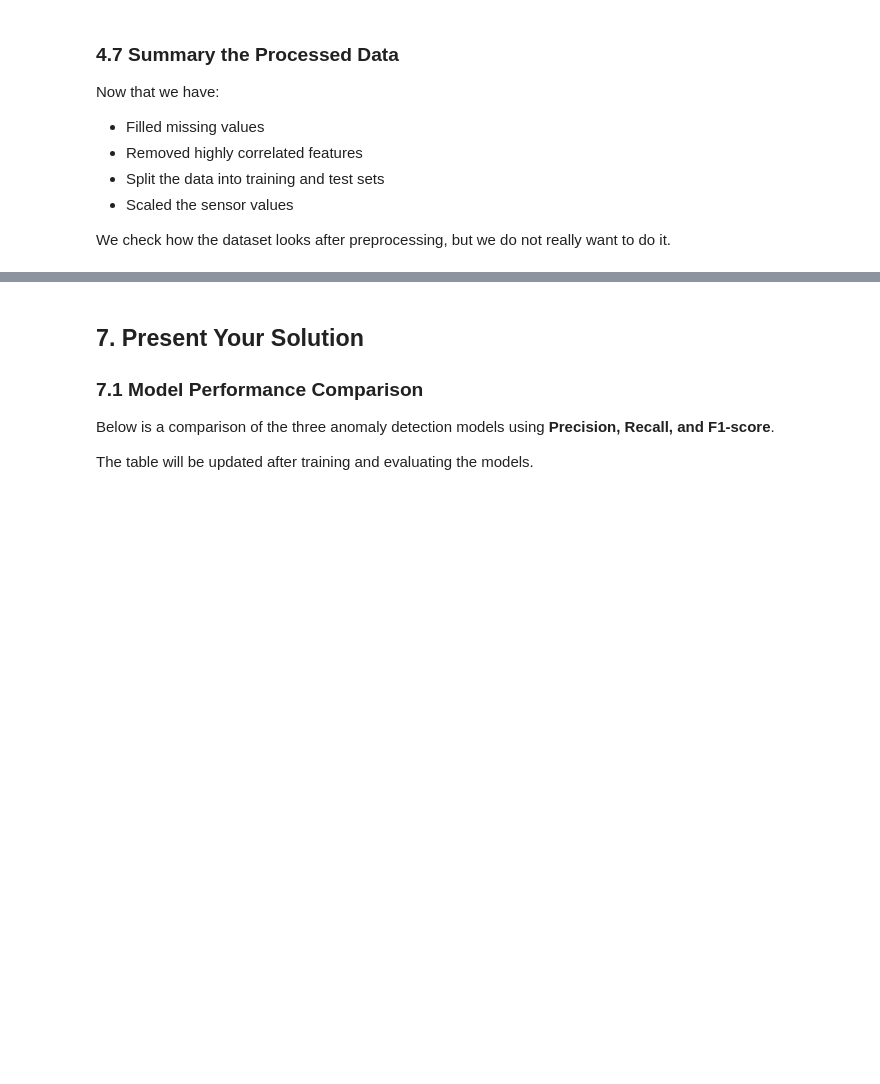
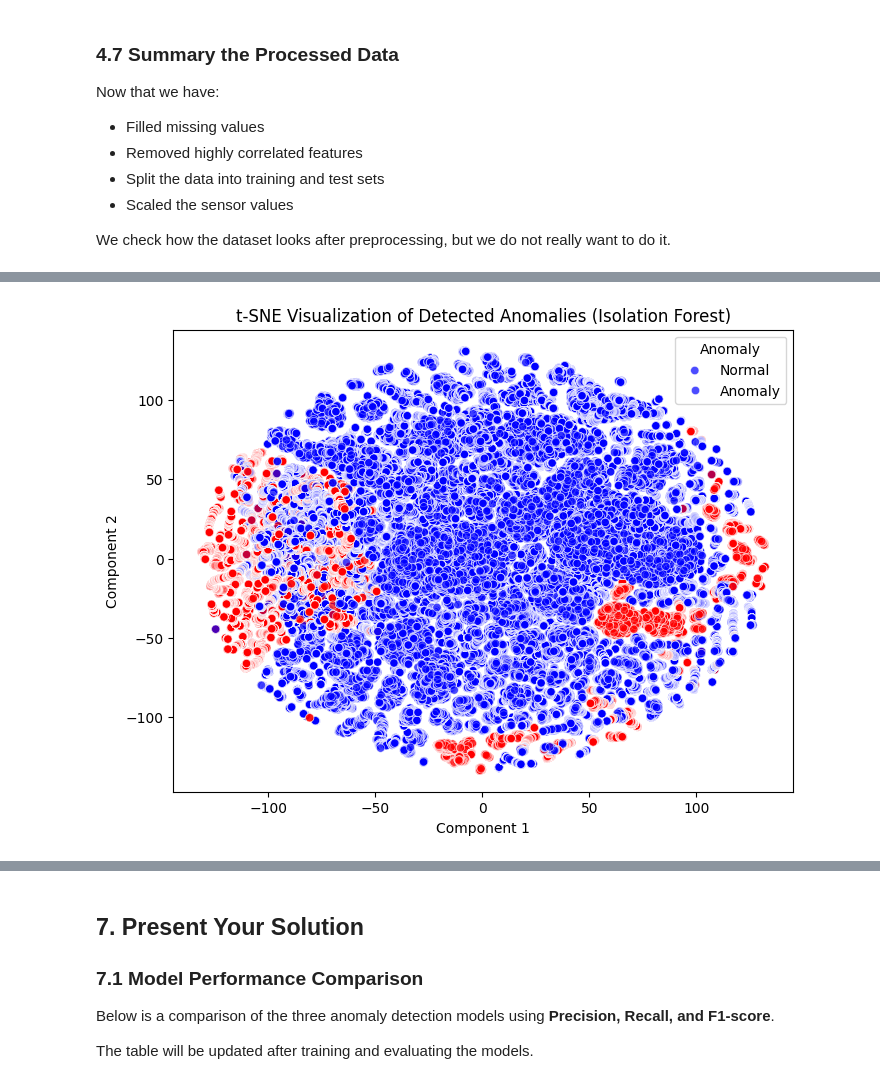
Before and after one commit to elisabellahj/MLing, a Jupyter notebook: A2.ipynb, the cells around one changed output, grey strips where cells are left out. Saved outputs shown, nothing was run; the diff lists cells and outputs as text; code cells hidden in the pictures; blank space fills up the shorter version.

```diff
--- a/A2.ipynb
+++ b/A2.ipynb
@@ -426,0 +632,25 @@ We check how the dataset looks after preprocessing, but we do not really want to
+# %%
+
+from sklearn.manifold import TSNE
+# Apply t-SNE
+X_embedded = TSNE(n_components=2, random_state=42).fit_transform(df_numeric)
+
+# t-SNE to DataFrame
+df_tsne = pd.DataFrame(X_embedded, columns=["Component 1", "Component 2"])
+df_tsne["Anomaly"] = df["final_anomaly"]
+
+# Plot
+plt.figure(figsize=(8, 6))
+sns.scatterplot(
+    data=df_tsne,
+    x="Component 1",
+    y="Component 2",
+    hue="Anomaly",
+    palette={0: "blue", 1: "red"},
+    alpha=0.7
+)
+plt.title("t-SNE Visualization of Detected Anomalies (Isolation Forest)")
+plt.legend(title="Anomaly", labels=["Normal", "Anomaly"])
+plt.show()
+# %% [output]
+[figure, added]
```
Also changed, not shown: parts of 12 cells of this notebook.
